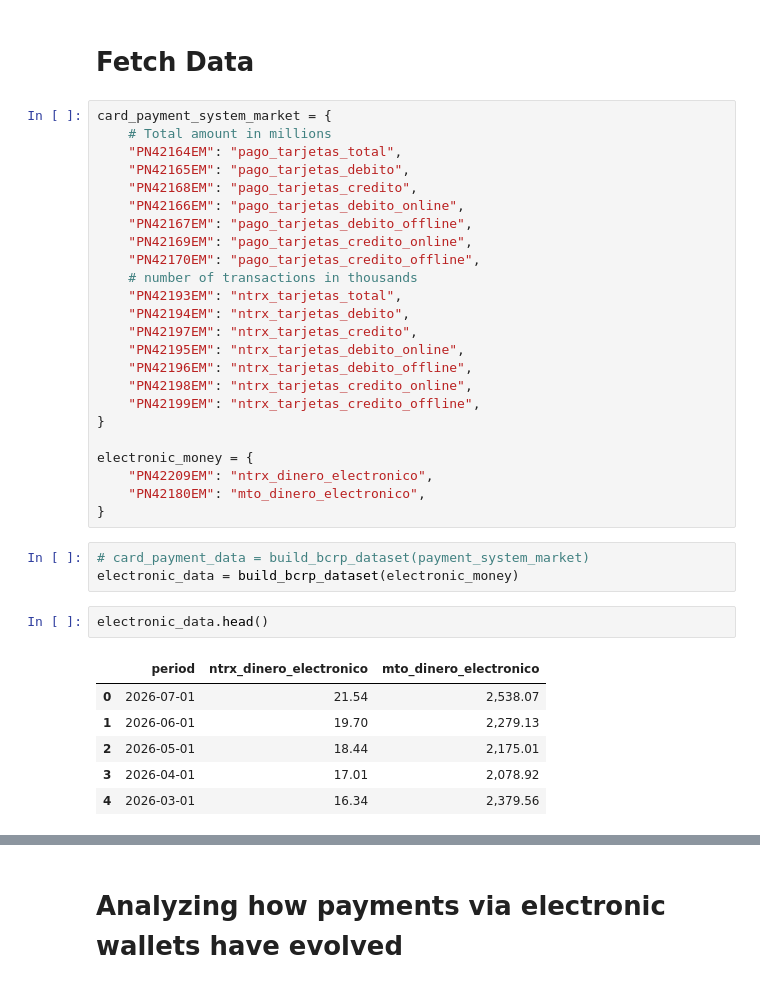
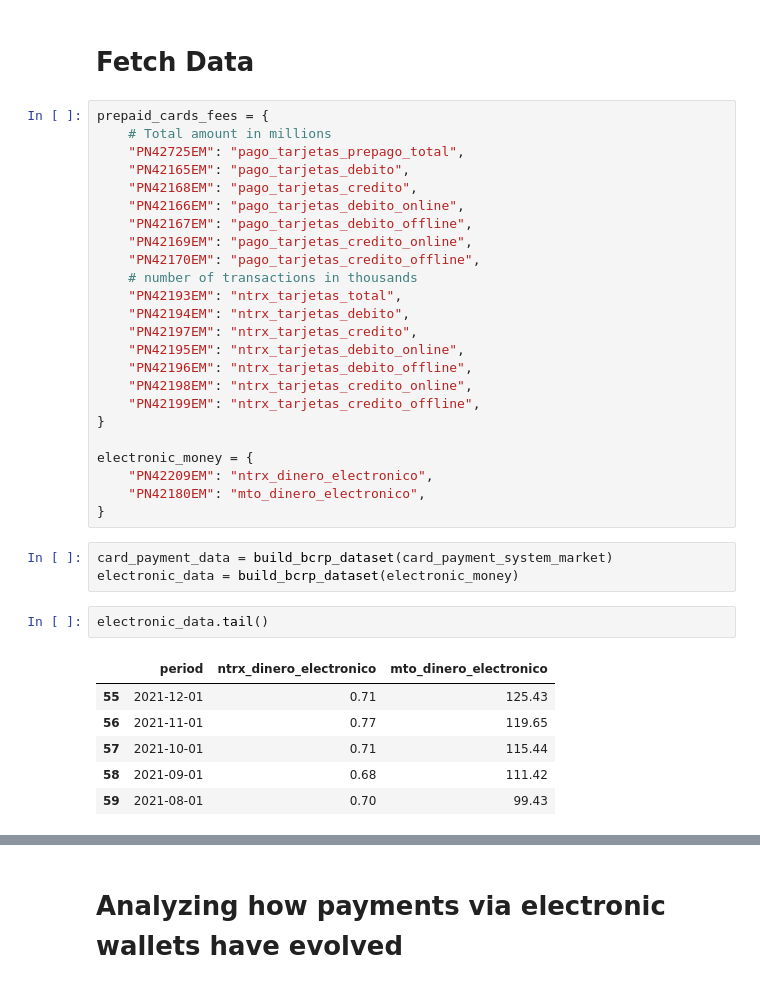
Before and after one commit to FerCorcuera/BCRP-ANALYTICS, a Jupyter notebook: payment-system/notebooks/electronic_money_acquirer_market.ipynb, the cells around one changed output, grey strips where cells are left out. Saved outputs shown, nothing was run; the diff lists cells and outputs as text.

Commit message:
investing more about electronic payments

```diff
--- a/payment-system/notebooks/electronic_money_acquirer_market.ipynb
+++ b/payment-system/notebooks/electronic_money_acquirer_market.ipynb
@@ -32,9 +34,9 @@ plt.style.use("mocha")
 # %% [markdown]
 # Fetch Data
 # %%
-card_payment_system_market = {
+prepaid_cards_fees = {
     # Total amount in millions
-    "PN42164EM": "pago_tarjetas_total",
+    "PN42725EM": "pago_tarjetas_prepago_total",
     "PN42165EM": "pago_tarjetas_debito",
     "PN42168EM": "pago_tarjetas_credito",
     "PN42166EM": "pago_tarjetas_debito_online",
@@ -56,14 +58,14 @@ electronic_money = {
     "PN42180EM": "mto_dinero_electronico",
 }
 # %%
-# card_payment_data = build_bcrp_dataset(payment_system_market)
+card_payment_data = build_bcrp_dataset(card_payment_system_market)
 electronic_data = build_bcrp_dataset(electronic_money)
 # %%
-electronic_data.head()
+electronic_data.tail()
 # %% [output]
 |  | period | ntrx_dinero_electronico | mto_dinero_electronico |
-| 0 | 2026-07-01 | 21.54 | 2,538.07 |
-| 1 | 2026-06-01 | 19.70 | 2,279.13 |
-| 2 | 2026-05-01 | 18.44 | 2,175.01 |
-| 3 | 2026-04-01 | 17.01 | 2,078.92 |
-| 4 | 2026-03-01 | 16.34 | 2,379.56 |
+| 55 | 2021-12-01 | 0.71 | 125.43 |
+| 56 | 2021-11-01 | 0.77 | 119.65 |
+| 57 | 2021-10-01 | 0.71 | 115.44 |
+| 58 | 2021-09-01 | 0.68 | 111.42 |
+| 59 | 2021-08-01 | 0.70 | 99.43 |
```
Also changed, not shown: parts of 7 cells of this notebook, 2 other files.
